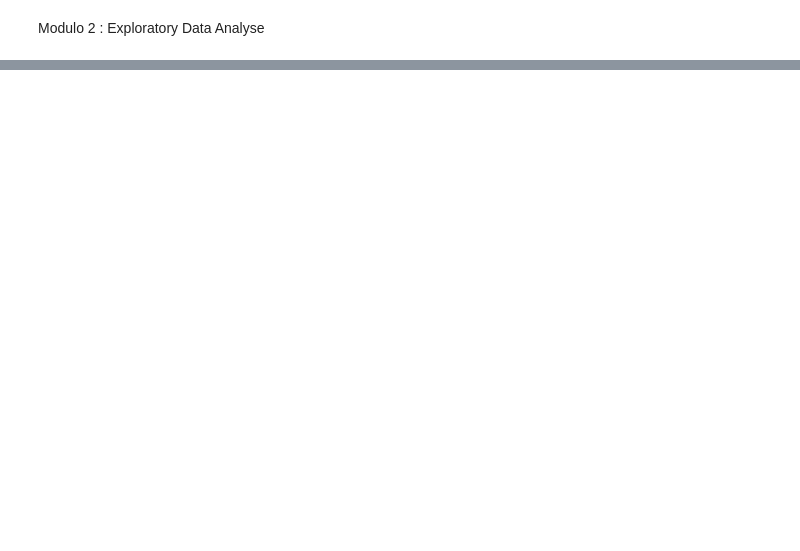
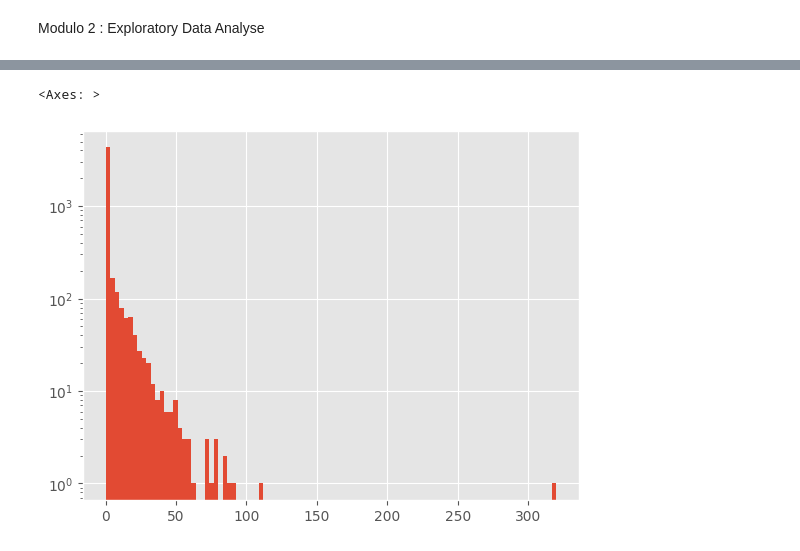
Before and after one commit to Alberto-God/zrive-ds, a Jupyter notebook: src/module_2/codigo.ipynb, the cells around one changed output, grey strips where cells are left out. Cells and saved outputs as stored; diff of their text form; code cells hidden in the pictures; blank space fills up the shorter version.

Commit message:
Modulo 2

```diff
--- a/src/module_2/codigo.ipynb
+++ b/src/module_2/codigo.ipynb
@@ -102,0 +176,3 @@ SyntaxError: invalid syntax (1912242846.py, line 2)
+# %%
+users = pd.read_parquet(r'C:\Users\Alberto\Desktop\Zrive\zrive-ds\Data set_Modulo2\users.parquet')
+users.info()
@@ -102,0 +215,3 @@ SyntaxError: invalid syntax (1912242846.py, line 2)
+# %%
+regulars = pd.read_parquet(r'C:\Users\Alberto\Desktop\Zrive\zrive-ds\Data set_Modulo2\regulars.parquet')
+regulars.info()
@@ -102,0 +289,9 @@ SyntaxError: invalid syntax (1912242846.py, line 2)
+# %%
+n_regulars = (
+    regulars.groupby("user_id") ["variant_id"]
+    .nunique()
+    .reset_index()
+    .rename(columns={"variant_id": "n_regulars"})
+)
+
+users = users.merge(n_regulars, on="user_id", how = "left").fillna({"n_regulars":0})
@@ -102,0 +328,5 @@ SyntaxError: invalid syntax (1912242846.py, line 2)
+# %%
+users["n_regulars"].hist(bins=100, log=True)
+# %% [output]
+<Axes: >
+[figure, added]
```
Also changed, not shown: parts of 80 cells of this notebook, 13 other files.
